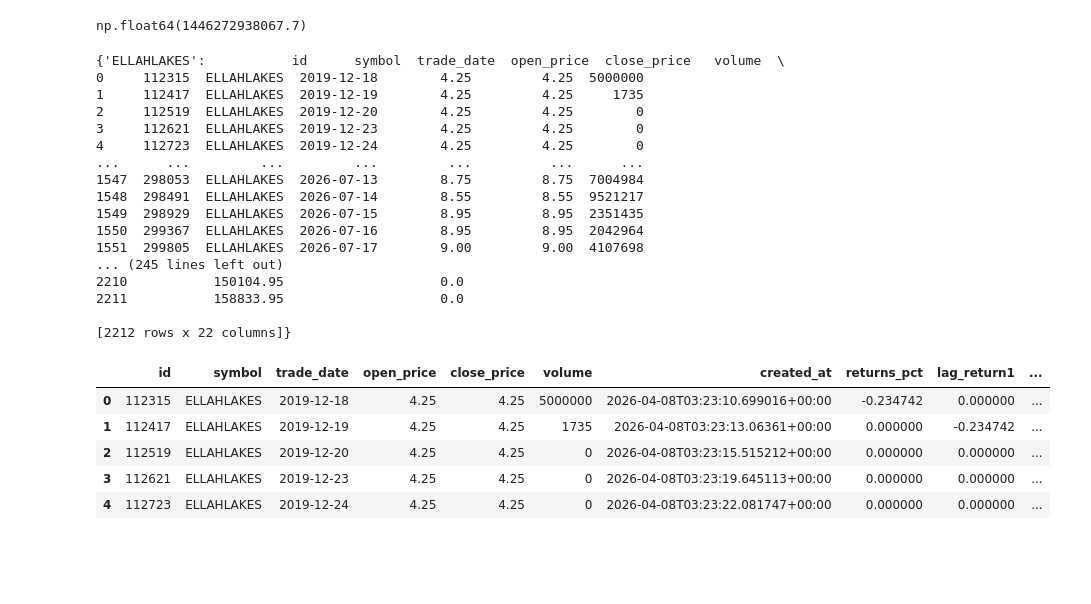
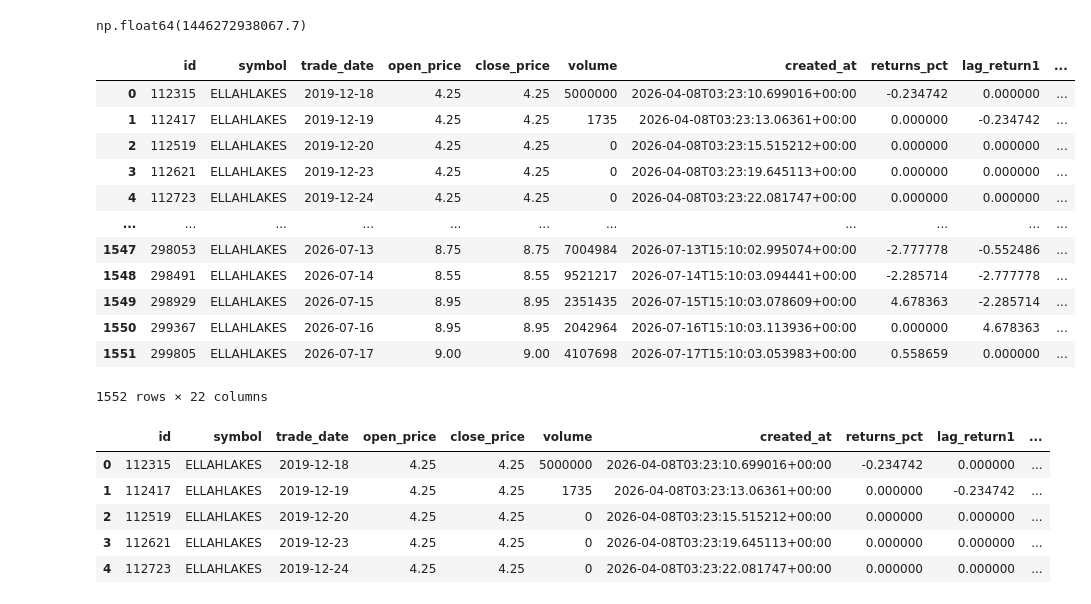
Before and after one commit to Udeani4/SectorLevel_StockPerformance_Predictoion, a Jupyter notebook: creating_stock_groups.ipynb, the cells around one changed output. Drawn from its saved outputs; the diff is of its cells as text; code cells hidden in the pictures; blank space fills up the shorter version.

```diff
--- a/creating_stock_groups.ipynb
+++ b/creating_stock_groups.ipynb
@@ -235,25 +230,21 @@ def weighted_stock_returns(sector_folder:str, sector_market_cap:float, all_stock
 stock_data=weighted_stock_returns(FOLDER_PATH,sector_market_cap,all_stocks)
 # %%
 ## Lets confirm this worked
-print(stock_data)
+stock_data['ELLAHLAKES']
 # %% [output]
+|  | id | symbol | trade_date | open_price | close_price | volume | created_at | returns_pct | lag_return1 | ... |
+| 0 | 112315 | ELLAHLAKES | 2019-12-18 | 4.25 | 4.25 | 5000000 | 2026-04-08T03:23:10.699016+00:00 | -0.234742 | 0.000000 | ... |
+| 1 | 112417 | ELLAHLAKES | 2019-12-19 | 4.25 | 4.25 | 1735 | 2026-04-08T03:23:13.06361+00:00 | 0.000000 | -0.234742 | ... |
+| 2 | 112519 | ELLAHLAKES | 2019-12-20 | 4.25 | 4.25 | 0 | 2026-04-08T03:23:15.515212+00:00 | 0.000000 | 0.000000 | ... |
+| 3 | 112621 | ELLAHLAKES | 2019-12-23 | 4.25 | 4.25 | 0 | 2026-04-08T03:23:19.645113+00:00 | 0.000000 | 0.000000 | ... |
+| 4 | 112723 | ELLAHLAKES | 2019-12-24 | 4.25 | 4.25 | 0 | 2026-04-08T03:23:22.081747+00:00 | 0.000000 | 0.000000 | ... |
+| ... | ... | ... | ... | ... | ... | ... | ... | ... | ... | ... |
+| 1547 | 298053 | ELLAHLAKES | 2026-07-13 | 8.75 | 8.75 | 7004984 | 2026-07-13T15:10:02.995074+00:00 | -2.777778 | -0.552486 | ... |
+| 1548 | 298491 | ELLAHLAKES | 2026-07-14 | 8.55 | 8.55 | 9521217 | 2026-07-14T15:10:03.094441+00:00 | -2.285714 | -2.777778 | ... |
+| 1549 | 298929 | ELLAHLAKES | 2026-07-15 | 8.95 | 8.95 | 2351435 | 2026-07-15T15:10:03.078609+00:00 | 4.678363 | -2.285714 | ... |
+| 1550 | 299367 | ELLAHLAKES | 2026-07-16 | 8.95 | 8.95 | 2042964 | 2026-07-16T15:10:03.113936+00:00 | 0.000000 | 4.678363 | ... |
+| 1551 | 299805 | ELLAHLAKES | 2026-07-17 | 9.00 | 9.00 | 4107698 | 2026-07-17T15:10:03.053983+00:00 | 0.558659 | 0.000000 | ... |
-{'ELLAHLAKES':           id      symbol  trade_date  open_price  close_price   volume  \
-0     112315  ELLAHLAKES  2019-12-18        4.25         4.25  5000000
-1     112417  ELLAHLAKES  2019-12-19        4.25         4.25     1735
-2     112519  ELLAHLAKES  2019-12-20        4.25         4.25        0
-3     112621  ELLAHLAKES  2019-12-23        4.25         4.25        0
-4     112723  ELLAHLAKES  2019-12-24        4.25         4.25        0
-...      ...         ...         ...         ...          ...      ...
-1547  298053  ELLAHLAKES  2026-07-13        8.75         8.75  7004984
-1548  298491  ELLAHLAKES  2026-07-14        8.55         8.55  9521217
-1549  298929  ELLAHLAKES  2026-07-15        8.95         8.95  2351435
-1550  299367  ELLAHLAKES  2026-07-16        8.95         8.95  2042964
-1551  299805  ELLAHLAKES  2026-07-17        9.00         9.00  4107698
-... (245 lines left out)
-2210           150104.95                    0.0
-2211           158833.95                    0.0
-
-[2212 rows x 22 columns]}
+1552 rows × 22 columns
 # %%
 stock_data['ELLAHLAKES'].head()
 # %% [output]
```
Also changed, not shown: parts of 10 cells of this notebook.
